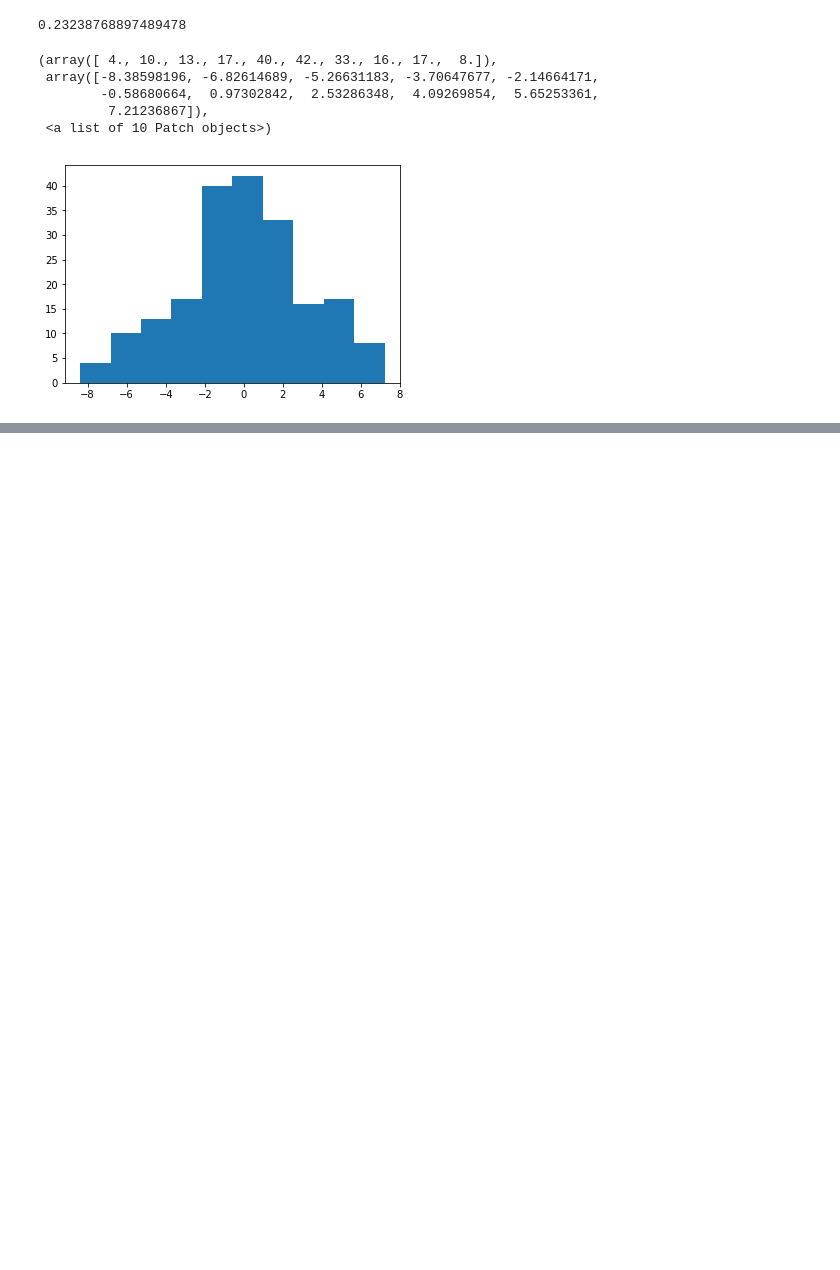
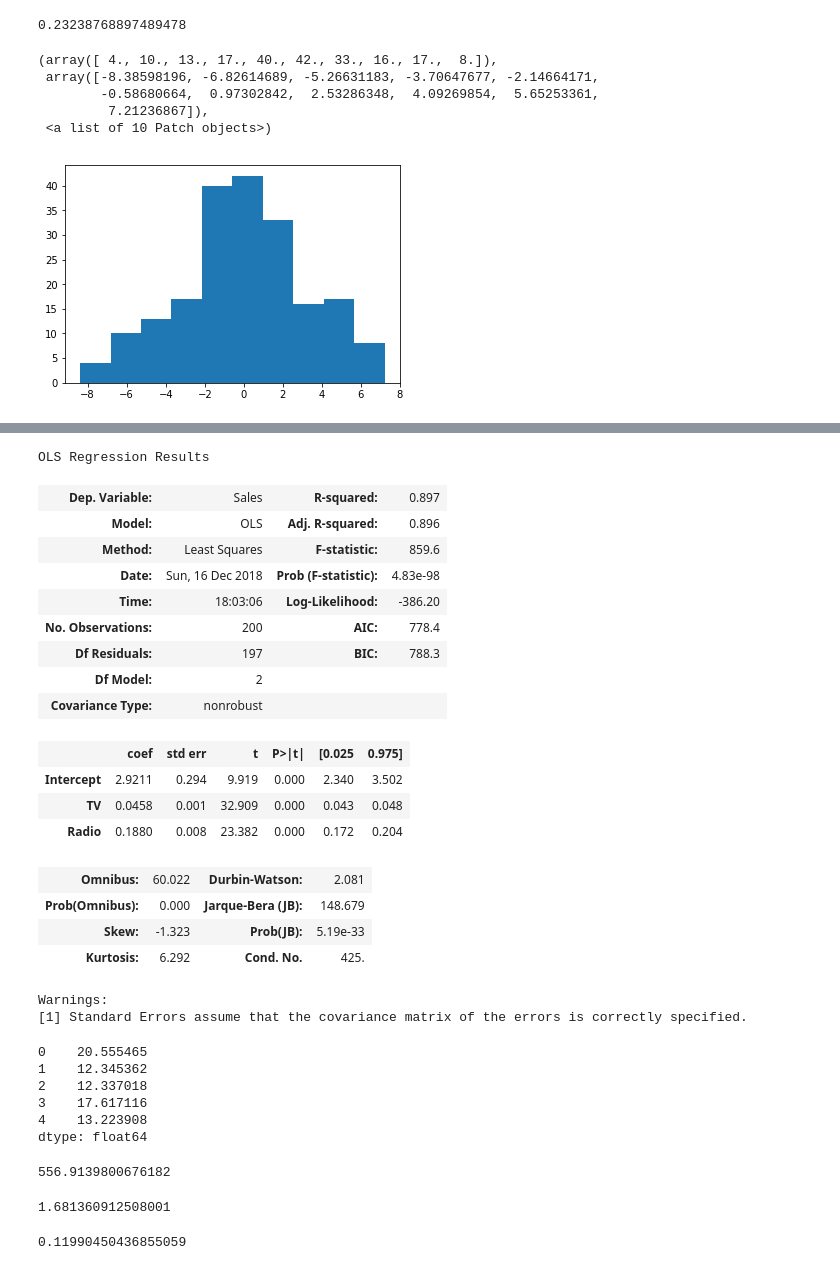
Before and after one commit to elugo00/machine-learning-python-course, a Jupyter notebook: notebooks/T4 -2 - Linear Regression - Linear Regression with Python.ipynb, the cells around one changed output, grey strips where cells are left out. Drawn from its saved outputs; the diff is of its cells as text; code cells hidden in the pictures; blank space fills up the shorter version.

```diff
--- a/notebooks/T4 -2 - Linear Regression - Linear Regression with Python.ipynb
+++ b/notebooks/T4 -2 - Linear Regression - Linear Regression with Python.ipynb
@@ -123,0 +206,50 @@ plt.hist(get_sre(data))
+# %%
+# Añadir Radio al modelo existente (TV).
+lm3 = smf.ols(formula="Sales~TV+Radio", data=data).fit()
+lm3.summary()
+# %% [output]
+OLS Regression Results
+| Dep. Variable: | Sales | R-squared: | 0.897 |
+| Model: | OLS | Adj. R-squared: | 0.896 |
+| Method: | Least Squares | F-statistic: | 859.6 |
+| Date: | Sun, 16 Dec 2018 | Prob (F-statistic): | 4.83e-98 |
+| Time: | 18:03:06 | Log-Likelihood: | -386.20 |
+| No. Observations: | 200 | AIC: | 778.4 |
+| Df Residuals: | 197 | BIC: | 788.3 |
+| Df Model: | 2 |  |  |
+| Covariance Type: | nonrobust |  |  |
+|  | coef | std err | t | P>|t| | [0.025 | 0.975] |
+| Intercept | 2.9211 | 0.294 | 9.919 | 0.000 | 2.340 | 3.502 |
+| TV | 0.0458 | 0.001 | 32.909 | 0.000 | 0.043 | 0.048 |
+| Radio | 0.1880 | 0.008 | 23.382 | 0.000 | 0.172 | 0.204 |
+| Omnibus: | 60.022 | Durbin-Watson: | 2.081 |
+| Prob(Omnibus): | 0.000 | Jarque-Bera (JB): | 148.679 |
+| Skew: | -1.323 | Prob(JB): | 5.19e-33 |
+| Kurtosis: | 6.292 | Cond. No. | 425. |
+Warnings:
+[1] Standard Errors assume that the covariance matrix of the errors is correctly specified.
+# %%
+sales_tv_radio_pred = lm3.predict(data[["TV", "Radio"]])
+sales_tv_radio_pred.head()
+# %% [output]
+0    20.555465
+1    12.345362
+2    12.337018
+3    17.617116
+4    13.223908
+dtype: float64
+# %%
+SSD = calc_ssd(data, sales_tv_radio_pred)
+SSD
+# %% [output]
+556.9139800676182
+# %%
+RSE = calc_rse(SSD, len(data), 2)
+RSE
+# %% [output]
+1.681360912508001
+# %%
+error = RSE / sales_m
+error
+# %% [output]
+0.11990450436855059
```
Also changed, not shown: parts of 30 cells of this notebook.
